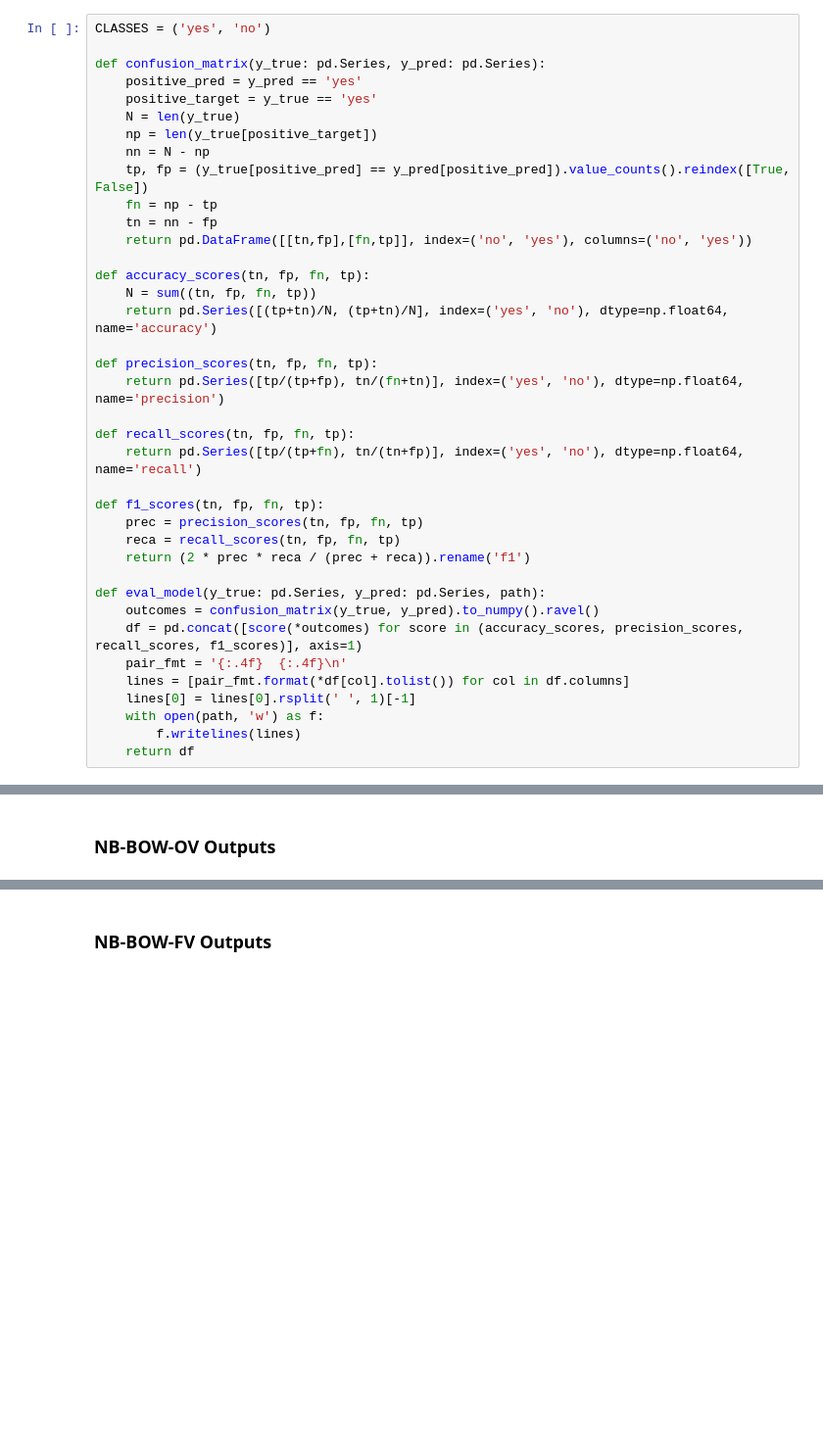
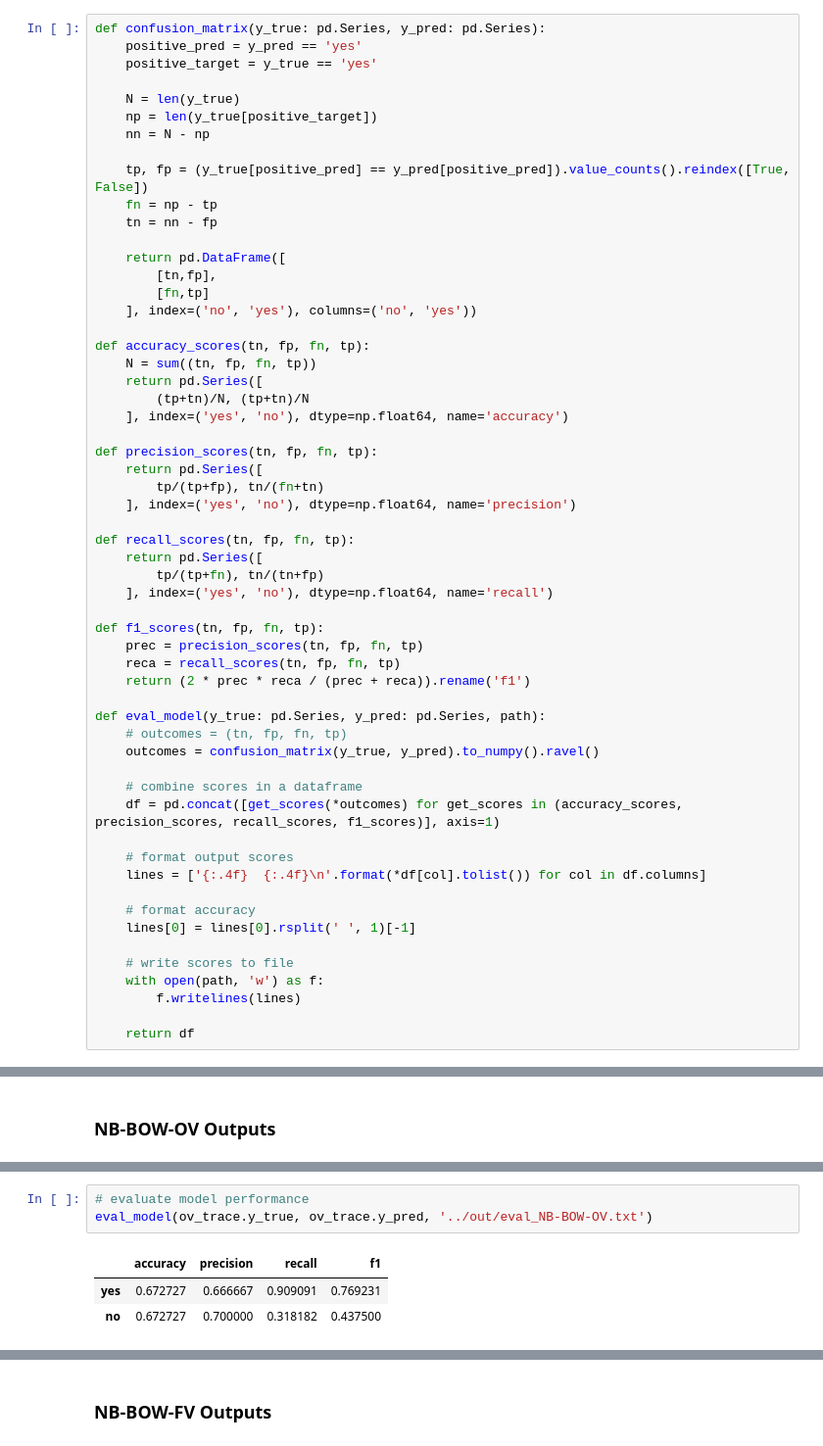
Before and after one commit to yuxiang-zhang/ai-nb-bow, a Jupyter notebook: code/prototype.ipynb, the cells around one changed output, grey strips where cells are left out. Shown at 98% size. Saved outputs shown, nothing was run; the diff lists cells and outputs as text; blank space fills up the shorter version.

```diff
--- a/code/prototype.ipynb
+++ b/code/prototype.ipynb
@@ -233,28 +237,38 @@ def trace_predict(model: pd.DataFrame, class_log_proba: pd.Series, X, y, path):
 # %% [markdown]
 ### Overall Evaluation Files
 # %%
-CLASSES = ('yes', 'no')
-
 def confusion_matrix(y_true: pd.Series, y_pred: pd.Series):
     positive_pred = y_pred == 'yes'
     positive_target = y_true == 'yes'
+
     N = len(y_true)
     np = len(y_true[positive_target])
     nn = N - np
+
     tp, fp = (y_true[positive_pred] == y_pred[positive_pred]).value_counts().reindex([True, False])
     fn = np - tp
     tn = nn - fp
-    return pd.DataFrame([[tn,fp],[fn,tp]], index=('no', 'yes'), columns=('no', 'yes'))
+
+    return pd.DataFrame([
+        [tn,fp],
+        [fn,tp]
+    ], index=('no', 'yes'), columns=('no', 'yes'))
 
 def accuracy_scores(tn, fp, fn, tp):
     N = sum((tn, fp, fn, tp))
-    return pd.Series([(tp+tn)/N, (tp+tn)/N], index=('yes', 'no'), dtype=np.float64, name='accuracy')
+    return pd.Series([
+        (tp+tn)/N, (tp+tn)/N
+    ], index=('yes', 'no'), dtype=np.float64, name='accuracy')
 
 def precision_scores(tn, fp, fn, tp):
-    return pd.Series([tp/(tp+fp), tn/(fn+tn)], index=('yes', 'no'), dtype=np.float64, name='precision')
+    return pd.Series([
+        tp/(tp+fp), tn/(fn+tn)
+    ], index=('yes', 'no'), dtype=np.float64, name='precision')
 
 def recall_scores(tn, fp, fn, tp):
-    return pd.Series([tp/(tp+fn), tn/(tn+fp)], index=('yes', 'no'), dtype=np.float64, name='recall')
+    return pd.Series([
+        tp/(tp+fn), tn/(tn+fp)
+    ], index=('yes', 'no'), dtype=np.float64, name='recall')
 
 def f1_scores(tn, fp, fn, tp):
     prec = precision_scores(tn, fp, fn, tp)
@@ -262,13 +276,22 @@ def f1_scores(tn, fp, fn, tp):
     return (2 * prec * reca / (prec + reca)).rename('f1')
 
 def eval_model(y_true: pd.Series, y_pred: pd.Series, path):
+    # outcomes = (tn, fp, fn, tp)
     outcomes = confusion_matrix(y_true, y_pred).to_numpy().ravel()
-    df = pd.concat([score(*outcomes) for score in (accuracy_scores, precision_scores, recall_scores, f1_scores)], axis=1)
-    pair_fmt = '{:.4f}  {:.4f}\n'
-    lines = [pair_fmt.format(*df[col].tolist()) for col in df.columns]
+
+    # combine scores in a dataframe
+    df = pd.concat([get_scores(*outcomes) for get_scores in (accuracy_scores, precision_scores, recall_scores, f1_scores)], axis=1)
+
+    # format output scores
+    lines = ['{:.4f}  {:.4f}\n'.format(*df[col].tolist()) for col in df.columns]
+
+    # format accuracy
     lines[0] = lines[0].rsplit(' ', 1)[-1]
+
+    # write scores to file
     with open(path, 'w') as f:
         f.writelines(lines)
+
     return df
 # %% [markdown]
 ## Evaluate
@@ -277 +312,8 @@ def eval_model(y_true: pd.Series, y_pred: pd.Series, path):
+# %%
+# evaluate model performance
+eval_model(ov_trace.y_true, ov_trace.y_pred, '../out/eval_NB-BOW-OV.txt')
+# %% [output]
+|  | accuracy | precision | recall | f1 |
+| yes | 0.672727 | 0.666667 | 0.909091 | 0.769231 |
+| no | 0.672727 | 0.700000 | 0.318182 | 0.437500 |
 # %%
```
Also changed, not shown: parts of 7 cells of this notebook.
